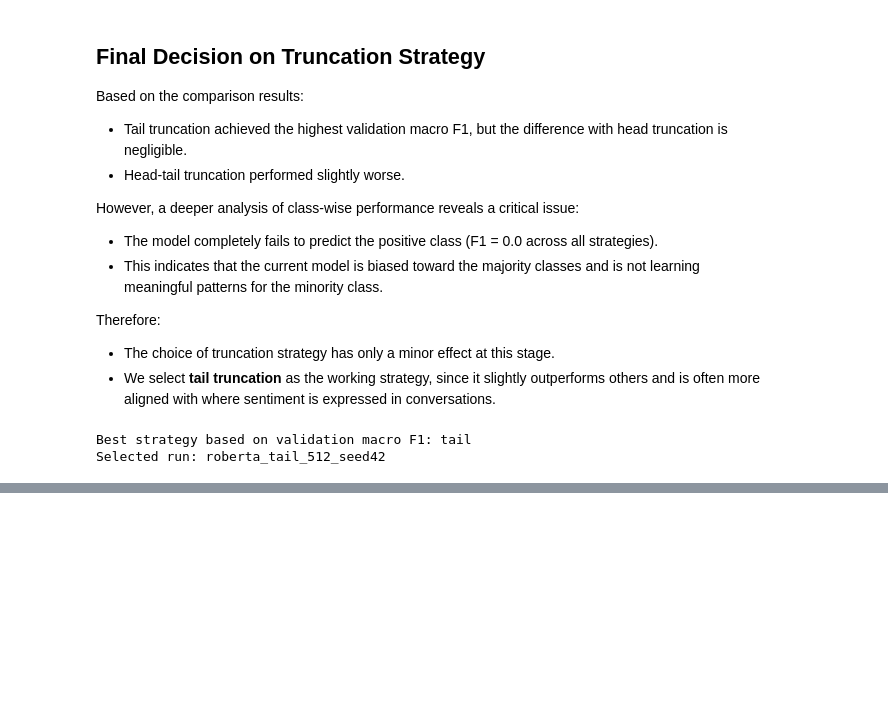
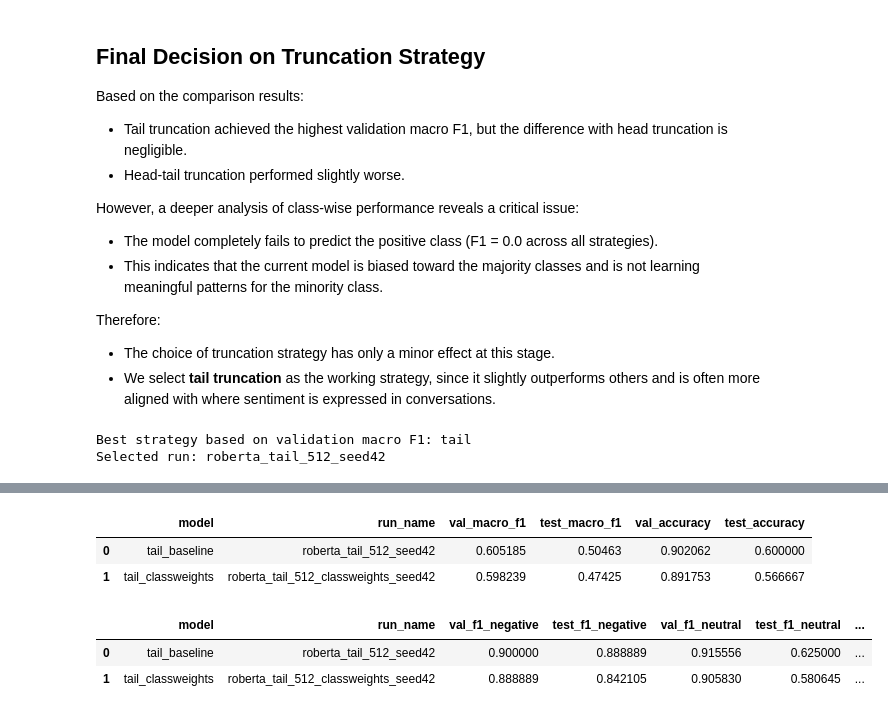
Before and after one commit to sulucay01/DI725-assignment1, a Jupyter notebook: notebooks/03_modeling_baseline.ipynb, the cells around one changed output, grey strips where cells are left out. Cells and saved outputs as stored; diff of their text form; code cells hidden in the pictures; blank space fills up the shorter version.

```diff
--- a/notebooks/03_modeling_baseline.ipynb
+++ b/notebooks/03_modeling_baseline.ipynb
@@ -1208,0 +1462,14 @@ Selected run: roberta_tail_512_seed42
+# %%
+weighted_train_results = evaluate_split(weighted_trainer, train_tail_hf, "train", label_names)
+weighted_val_results = evaluate_split(weighted_trainer, val_tail_hf, "val", label_names)
+weighted_test_results = evaluate_split(weighted_trainer, test_tail_hf, "test", label_names)
+
+class_weighted_results = {
+    "run_name": WEIGHTED_RUN_NAME,
+    "strategy": "tail_classweights",
+    "train_results": weighted_train_results,
+    "val_results": weighted_val_results,
+    "test_results": weighted_test_results
+}
+
+wandb.finish()
@@ -1208,0 +1563,50 @@ Selected run: roberta_tail_512_seed42
+# %%
+imbalance_comparison_rows = [
+    {
+        "model": "tail_baseline",
+        "run_name": tail_results["run_name"],
+        "val_macro_f1": tail_results["val_results"]["metrics"]["val_macro_f1"],
+        "test_macro_f1": tail_results["test_results"]["metrics"]["test_macro_f1"],
+        "val_accuracy": tail_results["val_results"]["metrics"]["val_accuracy"],
+        "test_accuracy": tail_results["test_results"]["metrics"]["test_accuracy"],
+    },
+    {
+        "model": "tail_classweights",
+        "run_name": class_weighted_results["run_name"],
+        "val_macro_f1": class_weighted_results["val_results"]["metrics"]["val_macro_f1"],
+        "test_macro_f1": class_weighted_results["test_results"]["metrics"]["test_macro_f1"],
+        "val_accuracy": class_weighted_results["val_results"]["metrics"]["val_accuracy"],
+        "test_accuracy": class_weighted_results["test_results"]["metrics"]["test_accuracy"],
+    }
+]
+
+imbalance_comparison_df = pd.DataFrame(imbalance_comparison_rows)
+imbalance_comparison_df
+# %% [output]
+|  | model | run_name | val_macro_f1 | test_macro_f1 | val_accuracy | test_accuracy |
+| 0 | tail_baseline | roberta_tail_512_seed42 | 0.605185 | 0.50463 | 0.902062 | 0.600000 |
+| 1 | tail_classweights | roberta_tail_512_classweights_seed42 | 0.598239 | 0.47425 | 0.891753 | 0.566667 |
+# %%
+per_class_compare_rows = []
+
+for result_obj, model_name in [
+    (tail_results, "tail_baseline"),
+    (class_weighted_results, "tail_classweights")
+]:
+    row = {
+        "model": model_name,
+        "run_name": result_obj["run_name"]
+    }
+
+    for i, label_name in enumerate(label_names):
+        row[f"val_f1_{label_name}"] = result_obj["val_results"]["metrics"][f"val_f1_class_{i}"]
+        row[f"test_f1_{label_name}"] = result_obj["test_results"]["metrics"][f"test_f1_class_{i}"]
+
+    per_class_compare_rows.append(row)
+
+per_class_compare_df = pd.DataFrame(per_class_compare_rows)
+per_class_compare_df
+# %% [output]
+|  | model | run_name | val_f1_negative | test_f1_negative | val_f1_neutral | test_f1_neutral | ... |
+| 0 | tail_baseline | roberta_tail_512_seed42 | 0.900000 | 0.888889 | 0.915556 | 0.625000 | ... |
+| 1 | tail_classweights | roberta_tail_512_classweights_seed42 | 0.888889 | 0.842105 | 0.905830 | 0.580645 | ... |
```
Also changed, not shown: parts of 20 cells of this notebook.
